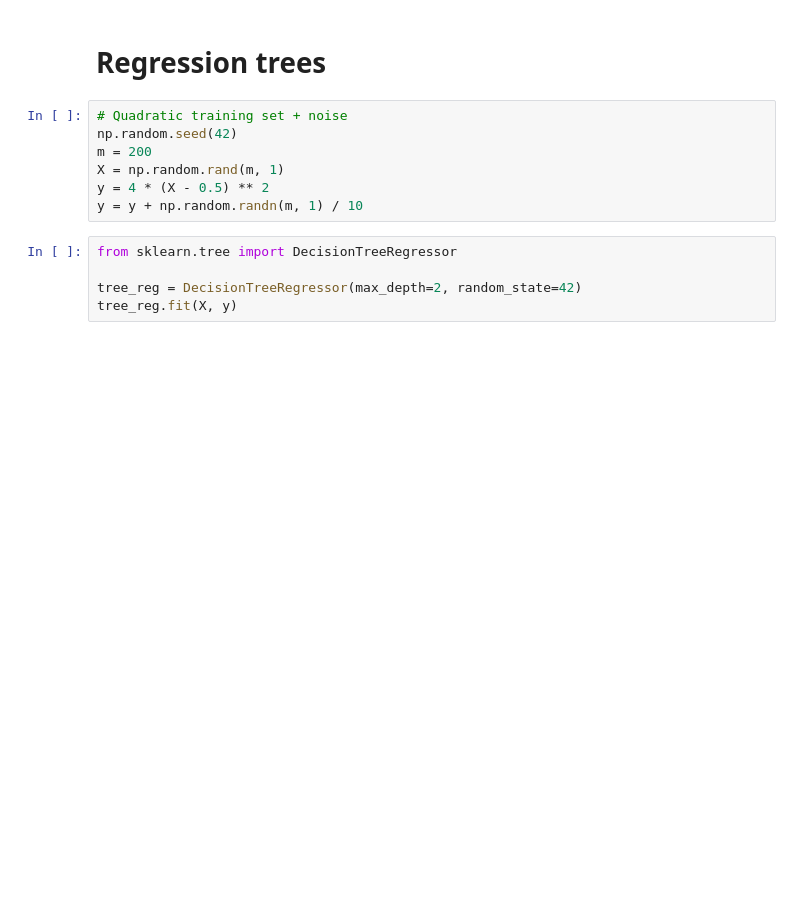
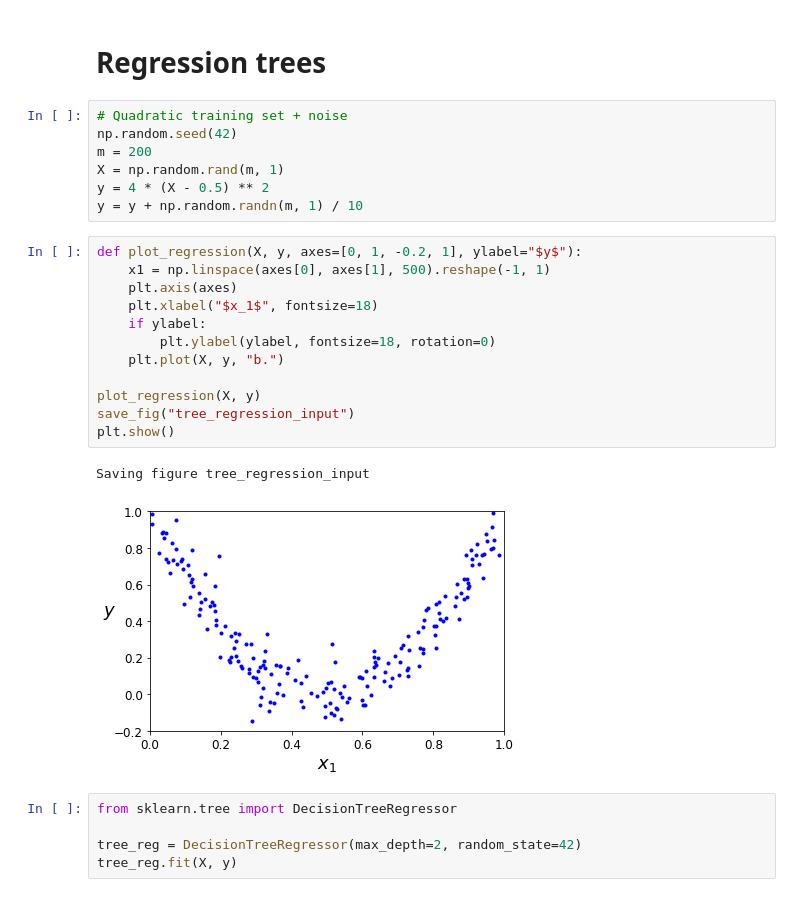
Before and after one commit to romangrothausmann/handson-ml2, a Jupyter notebook: 06_decision_trees.ipynb, the cells around one changed output. Cells and saved outputs as stored; diff of their text form; blank space fills up the shorter version.

Commit message:
add plot of regression DT input only

```diff
--- a/06_decision_trees.ipynb
+++ b/06_decision_trees.ipynb
@@ -233,6 +233,21 @@ m = 200
 X = np.random.rand(m, 1)
 y = 4 * (X - 0.5) ** 2
 y = y + np.random.randn(m, 1) / 10
+# %%
+def plot_regression(X, y, axes=[0, 1, -0.2, 1], ylabel="$y$"):
+    x1 = np.linspace(axes[0], axes[1], 500).reshape(-1, 1)
+    plt.axis(axes)
+    plt.xlabel("$x_1$", fontsize=18)
+    if ylabel:
+        plt.ylabel(ylabel, fontsize=18, rotation=0)
+    plt.plot(X, y, "b.")
+
+plot_regression(X, y)
+save_fig("tree_regression_input")
+plt.show()
+# %% [output]
+Saving figure tree_regression_input
+[figure, added]
 # %%
 from sklearn.tree import DecisionTreeRegressor
 
```
Also changed, not shown: 1 other file.
